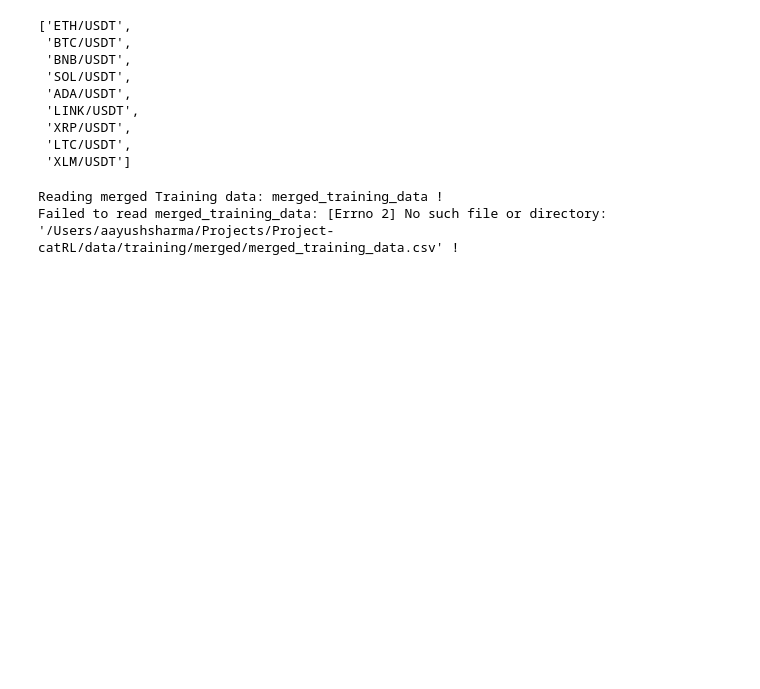
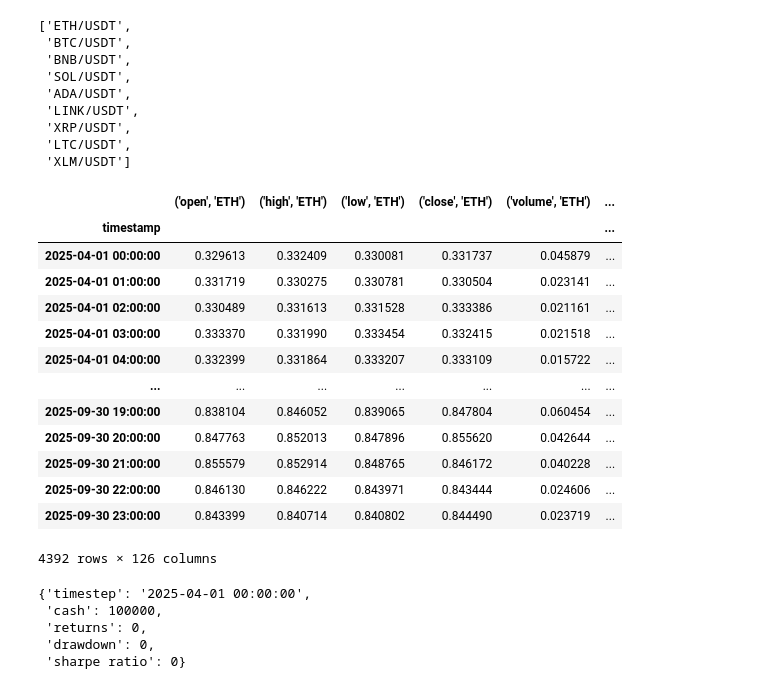
Before and after one commit to DivyanshGupta2006/Project-catRL, a Jupyter notebook: notebooks/backtesting.ipynb, the cells around one changed output. Saved outputs shown, nothing was run; the diff lists cells and outputs as text; code cells hidden in the pictures; blank space fills up the shorter version.

```diff
--- a/notebooks/backtesting.ipynb
+++ b/notebooks/backtesting.ipynb
@@ -27,8 +32,20 @@ symbols
  'LTC/USDT',
  'XLM/USDT']
 # %%
-data = read_file.read_merged_training_data()
-data
+test_data = read_file.read_merged_test_data()
+test_data
 # %% [output]
+|  | ('open', 'ETH') | ('high', 'ETH') | ('low', 'ETH') | ('close', 'ETH') | ('volume', 'ETH') | ... |
+| timestamp |  |  |  |  |  | ... |
+| 2025-04-01 00:00:00 | 0.329613 | 0.332409 | 0.330081 | 0.331737 | 0.045879 | ... |
+| 2025-04-01 01:00:00 | 0.331719 | 0.330275 | 0.330781 | 0.330504 | 0.023141 | ... |
+| 2025-04-01 02:00:00 | 0.330489 | 0.331613 | 0.331528 | 0.333386 | 0.021161 | ... |
+| 2025-04-01 03:00:00 | 0.333370 | 0.331990 | 0.333454 | 0.332415 | 0.021518 | ... |
+| 2025-04-01 04:00:00 | 0.332399 | 0.331864 | 0.333207 | 0.333109 | 0.015722 | ... |
+| ... | ... | ... | ... | ... | ... | ... |
+| 2025-09-30 19:00:00 | 0.838104 | 0.846052 | 0.839065 | 0.847804 | 0.060454 | ... |
+| 2025-09-30 20:00:00 | 0.847763 | 0.852013 | 0.847896 | 0.855620 | 0.042644 | ... |
+| 2025-09-30 21:00:00 | 0.855579 | 0.852914 | 0.848765 | 0.846172 | 0.040228 | ... |
+| 2025-09-30 22:00:00 | 0.846130 | 0.846222 | 0.843971 | 0.843444 | 0.024606 | ... |
+| 2025-09-30 23:00:00 | 0.843399 | 0.840714 | 0.840802 | 0.844490 | 0.023719 | ... |
-Reading merged Training data: merged_training_data !
-Failed to read merged_training_data: [Errno 2] No such file or directory: '/Users/aayushsharma/Projects/Project-catRL/data/training/merged/merged_training_data.csv' !
+4392 rows × 126 columns
@@ -41,0 +52,10 @@ def generate_position(data):
+# %%
+update_state.set_state(test_data, 100000)
+state = read_file.read_state()
+state
+# %% [output]
+{'timestep': '2025-04-01 00:00:00',
+ 'cash': 100000,
+ 'returns': 0,
+ 'drawdown': 0,
+ 'sharpe ratio': 0}
```
Also changed, not shown: parts of 7 cells of this notebook, 8 other files.
